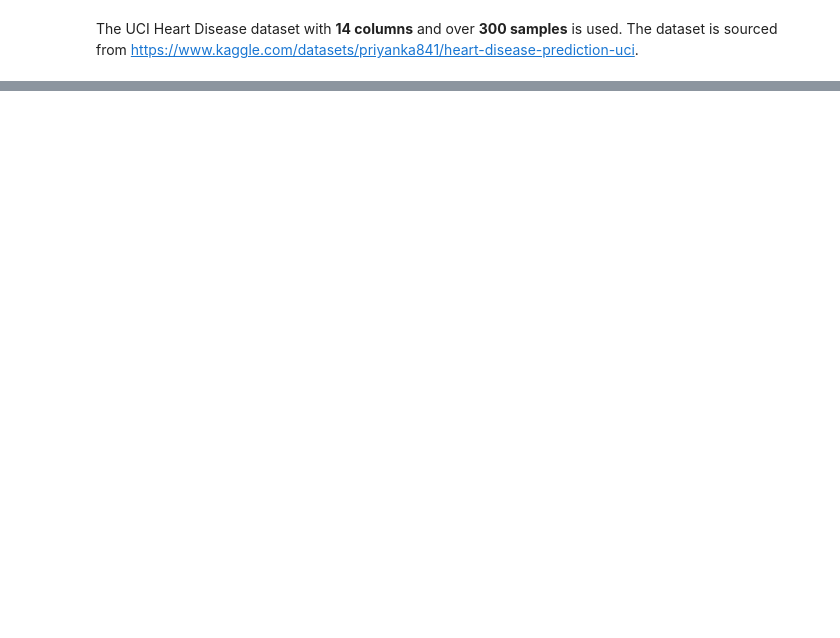
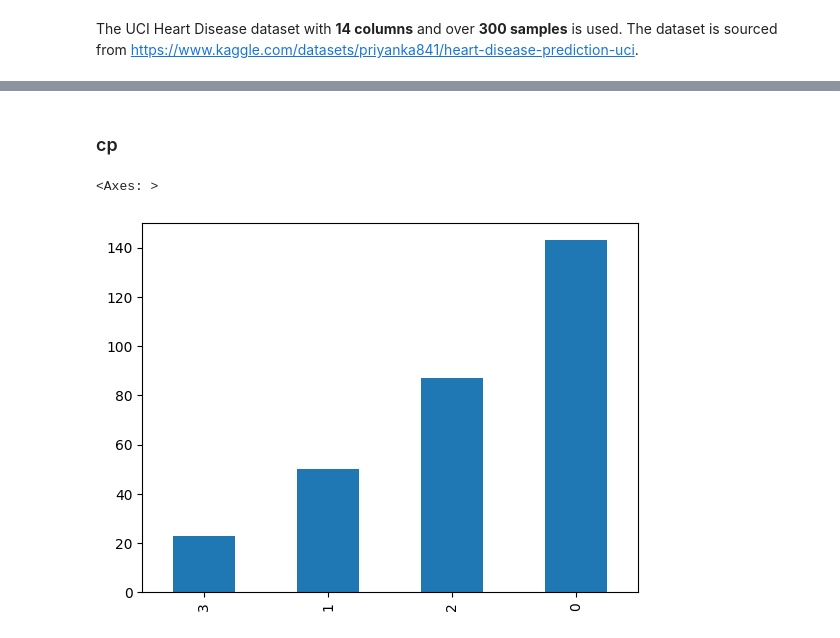
Before and after one commit to daniellaeme/Heart-Disease-Prediction, a Jupyter notebook: Heart_Disease_Prediction_Project.ipynb, the cells around one changed output, grey strips where cells are left out. Saved outputs shown, nothing was run; the diff lists cells and outputs as text; code cells hidden in the pictures; blank space fills up the shorter version.

```diff
--- a/Heart_Disease_Prediction_Project.ipynb
+++ b/Heart_Disease_Prediction_Project.ipynb
@@ -419,0 +183,7 @@ The Random Forest Classifier gives the highest accuracy and the lowest False Neg
+# %% [markdown]
+### cp
+# %%
+df['cp'].value_counts(ascending=True).plot(kind='bar')
+# %% [output]
+<Axes: >
+[figure, added]
```
Also changed, not shown: parts of 103 cells of this notebook.
